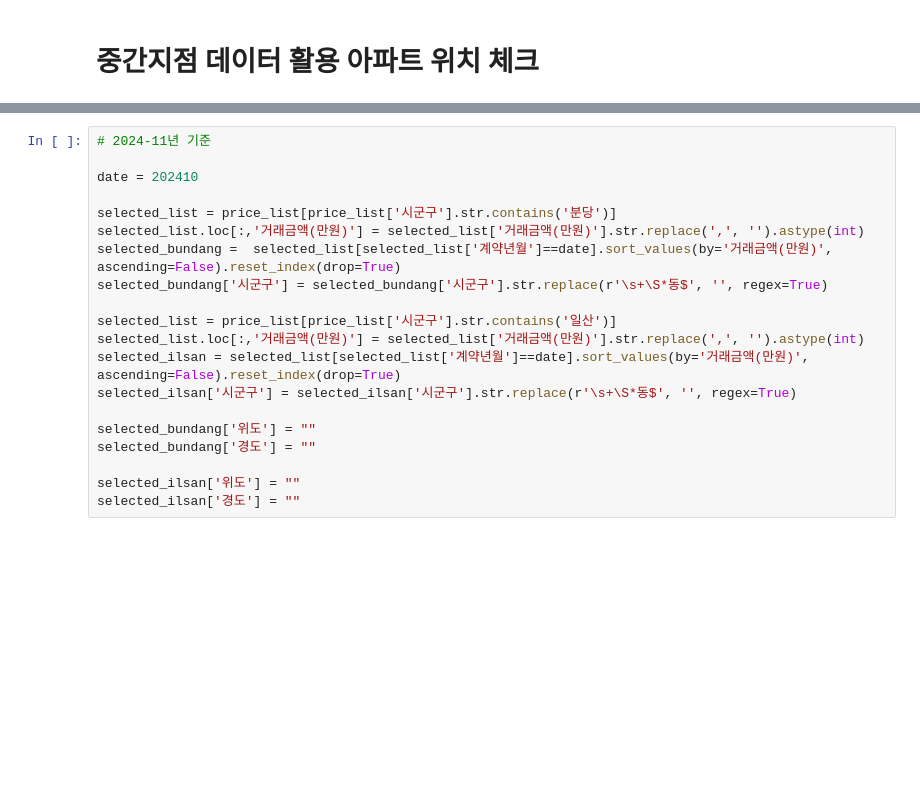
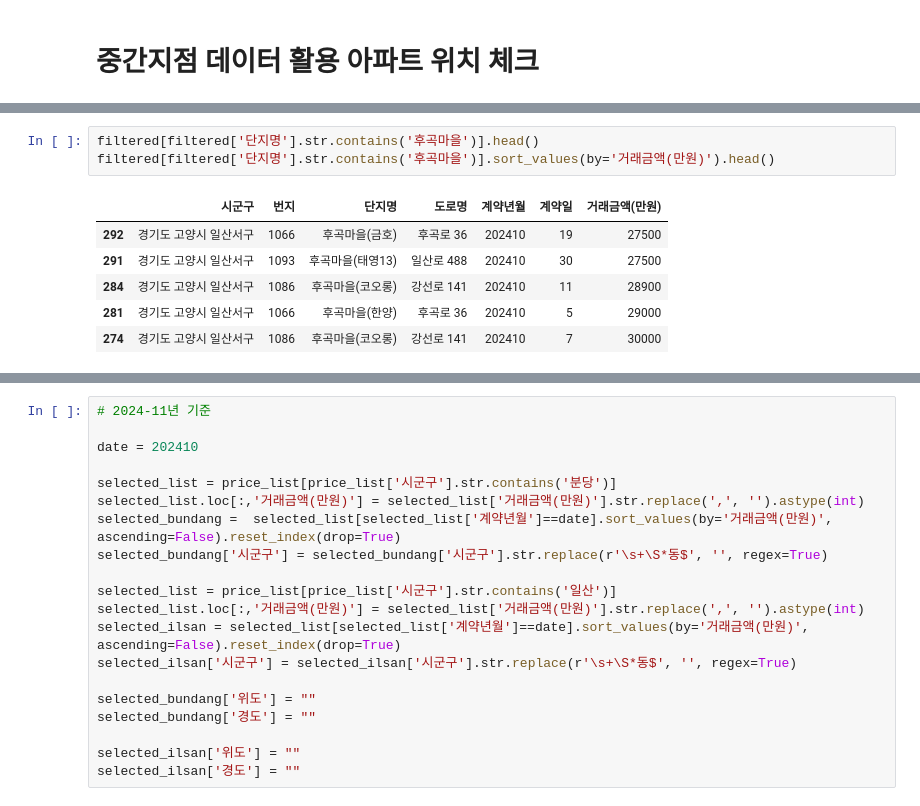
Before and after one commit to SnapishAgent/Ilsan-Investment-Insight, a Jupyter notebook: 교통 접근성/dataset_preprocessing_company_info.ipynb, the cells around one changed output, grey strips where cells are left out. Drawn from its saved outputs; the diff is of its cells as text; blank space fills up the shorter version.

```diff
--- a/교통 접근성/dataset_preprocessing_company_info.ipynb
+++ b/교통 접근성/dataset_preprocessing_company_info.ipynb
@@ -172,0 +185,10 @@ price_list = price_list[['시군구','번지','단지명','도로명','계약년
+# %%
+filtered[filtered['단지명'].str.contains('후곡마을')].head()
+filtered[filtered['단지명'].str.contains('후곡마을')].sort_values(by='거래금액(만원)').head()
+# %% [output]
+|  | 시군구 | 번지 | 단지명 | 도로명 | 계약년월 | 계약일 | 거래금액(만원) |
+| 292 | 경기도 고양시 일산서구 | 1066 | 후곡마을(금호) | 후곡로 36 | 202410 | 19 | 27500 |
+| 291 | 경기도 고양시 일산서구 | 1093 | 후곡마을(태영13) | 일산로 488 | 202410 | 30 | 27500 |
+| 284 | 경기도 고양시 일산서구 | 1086 | 후곡마을(코오롱) | 강선로 141 | 202410 | 11 | 28900 |
+| 281 | 경기도 고양시 일산서구 | 1066 | 후곡마을(한양) | 후곡로 36 | 202410 | 5 | 29000 |
+| 274 | 경기도 고양시 일산서구 | 1086 | 후곡마을(코오롱) | 강선로 141 | 202410 | 7 | 30000 |
```
Also changed, not shown: parts of 4 cells of this notebook.
